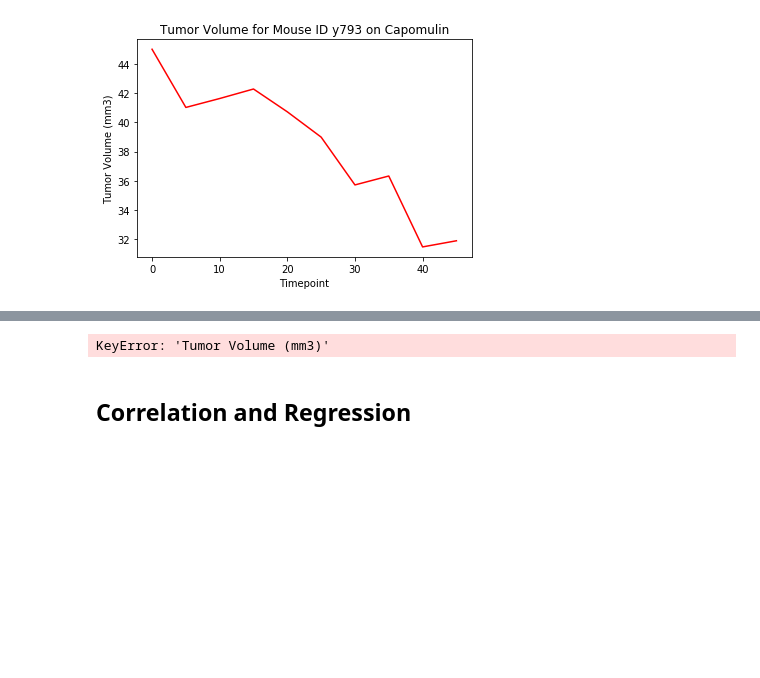
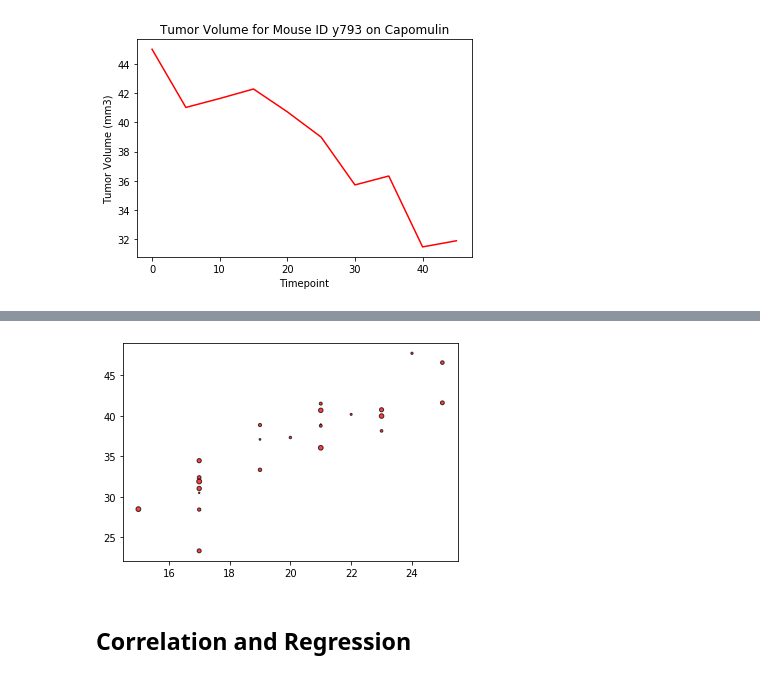
Before and after one commit to kvereda/Matplotlib-challenge, a Jupyter notebook: pymaceuticals_starter.ipynb, the cells around one changed output, grey strips where cells are left out. Drawn from its saved outputs; the diff is of its cells as text; code cells hidden in the pictures; blank space fills up the shorter version.

```diff
--- a/pymaceuticals_starter.ipynb
+++ b/pymaceuticals_starter.ipynb
@@ -594,0 +593,3 @@ plt.show()
+# %%
+Capomulin_weight_df = last_combined_mice_merge2[last_combined_mice_merge2["Drug Regimen"] =="Capomulin"]
+Capomulin_weight_df
@@ -595,14 +615,14 @@ plt.show()
 # %%
-# Generate a scatter plot of mouse weight versus average tumor volume for the Capomulin regimen
-weight = Capomulin_df["Weight (g)"]
-tumor_vol = Capomulin_df["Tumor Volume (mm3)"]
+weight = Capomulin_weight_df["Weight (g)"]
+tumor_vol = Capomulin_weight_df["Tumor Volume (mm3)"]
 x_limit = 50
 x_axis = np.arange(0, x_limit, 1)
 data = [random.random() for value in x_axis]
 plt.scatter(weight, tumor_vol, marker="o", facecolors="red", edgecolors="black",
              s=x_axis, alpha=0.75)
+plt.show()
 # %% [output]
-KeyError: 'Tumor Volume (mm3)'
+[figure, added]
 # %% [markdown]
 ## Correlation and Regression
 # %%
```
Also changed, not shown: parts of 4 cells of this notebook.
